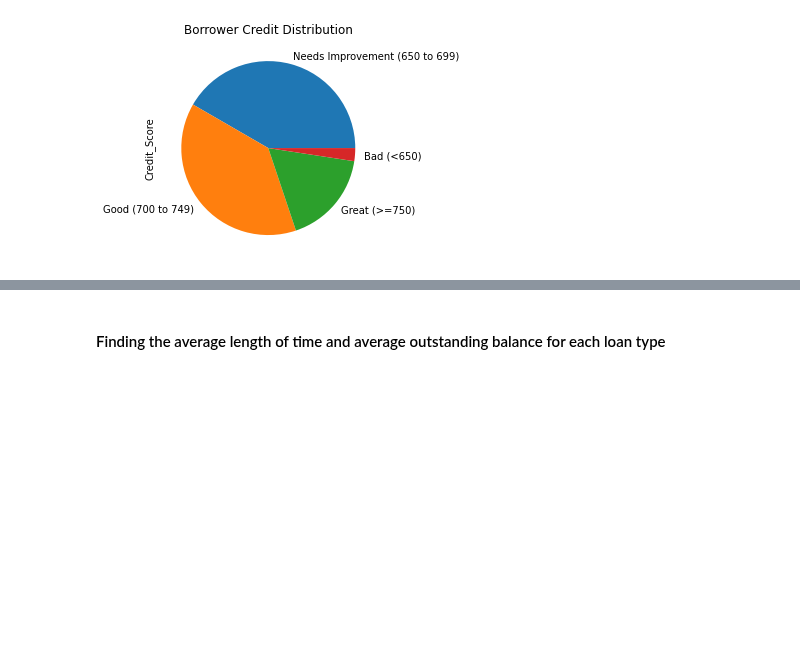
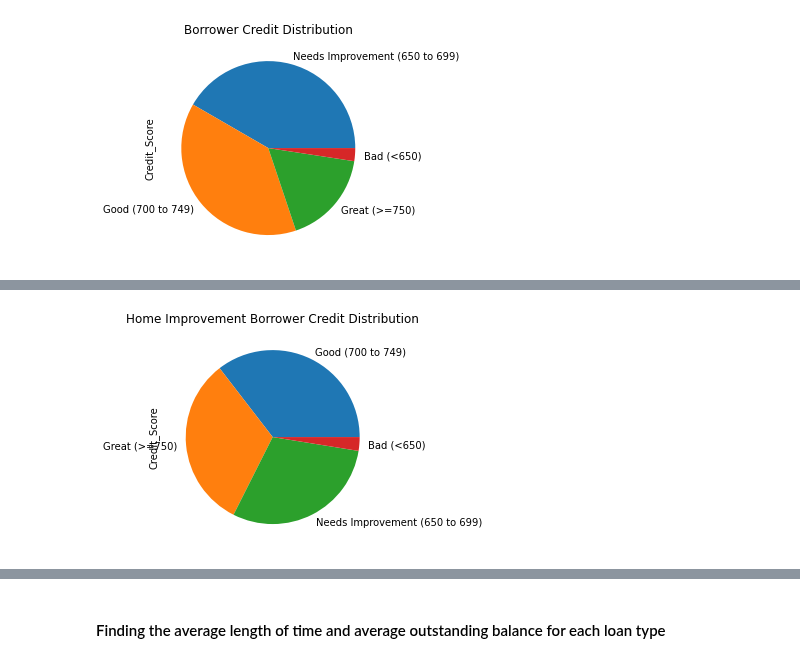
Before and after one commit to paulywog13/loan_data_analysis, a Jupyter notebook: Loan_Data_Analysis.ipynb, the cells around one changed output, grey strips where cells are left out. Saved outputs shown, nothing was run; the diff lists cells and outputs as text; code cells hidden in the pictures; blank space fills up the shorter version.

Commit message:
Additional loan type credit analysis added.

```diff
--- a/Loan_Data_Analysis.ipynb
+++ b/Loan_Data_Analysis.ipynb
@@ -166,0 +167,3 @@ sb_credit_plot = sb_borrower_credit.plot.pie(title = "Small Business Borrower Cr
+# %%
+home_improvement_df= loan_data.loc[loan_data["Loan_Type"] == 'home_improvement']
+home_improvement_df.head(5)
@@ -166,0 +177,8 @@ sb_credit_plot = sb_borrower_credit.plot.pie(title = "Small Business Borrower Cr
+# %%
+# Count the number of borrowers per scoring bin
+hi_borrower_credit =home_improvement_df["Credit_Score"].value_counts()
+
+# Create a barplot to show the loan numbers
+hi_credit_plot = hi_borrower_credit.plot.pie(title = "Home Improvement Borrower Credit Distribution")
+# %% [output]
+[figure, added]
```
Also changed, not shown: parts of 25 cells of this notebook.
